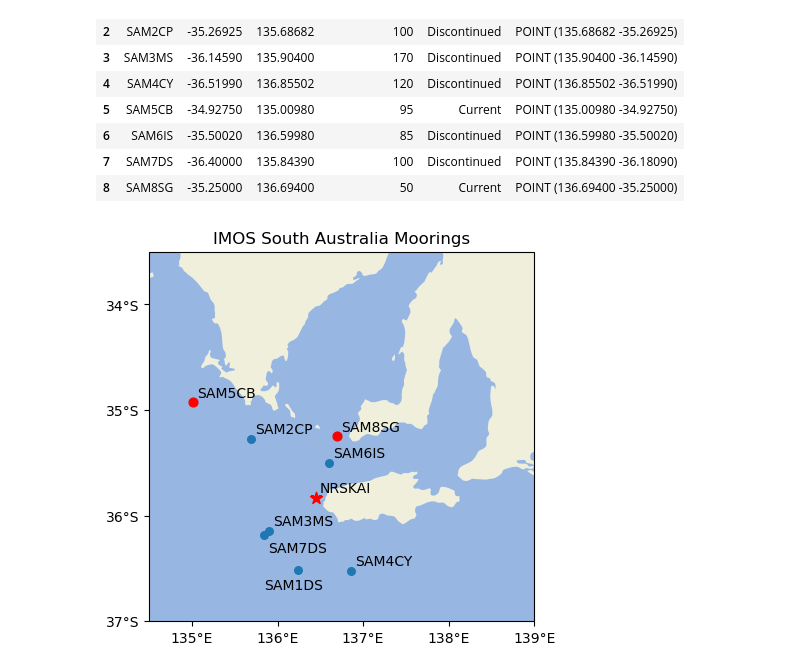
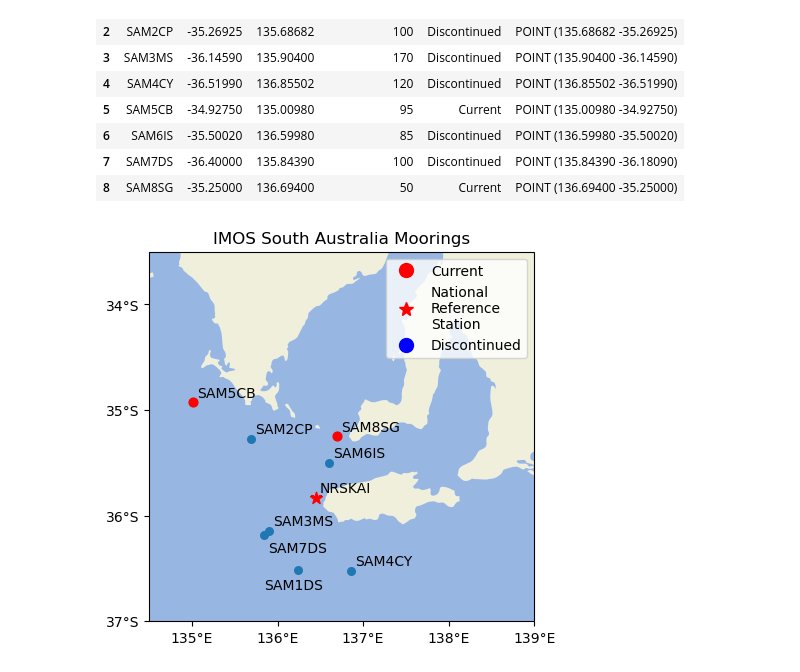
Before and after one commit to oceanhackweek/ohw23_proj_SAupwelling, a Jupyter notebook: Notebooks/map_SAmooring.ipynb, the cells around one changed output. Cells and saved outputs as stored; diff of their text form; code cells hidden in the pictures.

Commit message:
added legend and exported map

```diff
--- a/Notebooks/map_SAmooring.ipynb
+++ b/Notebooks/map_SAmooring.ipynb
@@ -71,34 +73,49 @@ fig = plt.figure()
 ax = plt.axes(projection = ccrs.PlateCarree())
 ax.set_xlim(134.5, 139)
 ax.set_ylim(-37, -33.5)
 ax.add_feature(cf.LAND)
 ax.add_feature(cf.OCEAN)
 
 # star marker for national reference station kangaroo island
-gdf[gdf.site == 'NRSKAI'].plot(ax = ax, color = 'red', marker = "*", markersize = 80)
+gdf[gdf.site == 'NRSKAI'].plot(ax = ax,
+                                color = 'red',
+                                marker = "*",
+                                markersize = 80,
+                                legend = True,
+                                label = "NRS")
 # plot current sites as red
-gdf[(gdf.site == 'SAM5CB') | (gdf.site == 'SAM8SG')].plot(ax = ax, color = 'red', markersize = 40)
+current = gdf[(gdf.site == 'SAM5CB') | (gdf.site == 'SAM8SG')].plot(ax = ax, color = 'red', markersize = 40)
 # discontinued sites as blue
-gdf[(gdf.site != 'SAM5CB') & (gdf.site != 'SAM8SG') & (gdf.site != 'NRSKAI')].plot(ax=ax, markersize = 30)
+discontinued = gdf[(gdf.site != 'SAM5CB') & (gdf.site != 'SAM8SG') & (gdf.site != 'NRSKAI')].plot(ax=ax, markersize = 30)
+
+red_dot= mlines.Line2D([], [], color='red', marker='o', linestyle='None',
+                          markersize=10, label='Current')
+red_star = mlines.Line2D([], [], color='red', marker='*', linestyle='None',
+                          markersize=10, label='National\nReference\nStation')
+blue_dot = mlines.Line2D([], [], color='blue', marker='o', linestyle='None',
+                          markersize=10, label='Discontinued')
+ax.legend(handles=[red_dot, red_star, blue_dot])
 
 # add the lat/long tick marks on axes
 # gca is get current axis to manaually set the tick values
 plt.gca().set_yticks([-37, -36, -35, -34], crs=ccrs.PlateCarree()) #gca = get current axis
 plt.gca().set_xticks([135, 136, 137, 138, 139], crs=ccrs.PlateCarree())
 
 # formatter to have degrees N/S for lat/long
 lon_formatter = LongitudeFormatter(zero_direction_label=True)
 lat_formatter = LatitudeFormatter()
 ax.xaxis.set_major_formatter(lon_formatter)
 ax.yaxis.set_major_formatter(lat_formatter)
 
 # Set plot title and labels
 plt.title('IMOS South Australia Moorings')
 #plt.xlabel('Longitude')
 #plt.ylabel('Latitude')
 
 # label sites with adjusted lat long
 for x, y, label in zip(gdf.long, gdf.lat, gdf.site):
     ax.annotate(label, xy=(x, y), xytext=(3, 4), textcoords="offset points")
+
+#plt.gcf().savefig("../Figures/map_SAmooring.png") # save figure
 # %% [output]
-[figure, old version]
+[figure, new version]
```
Also changed, not shown: parts of 1 cell of this notebook, 1 other file.
